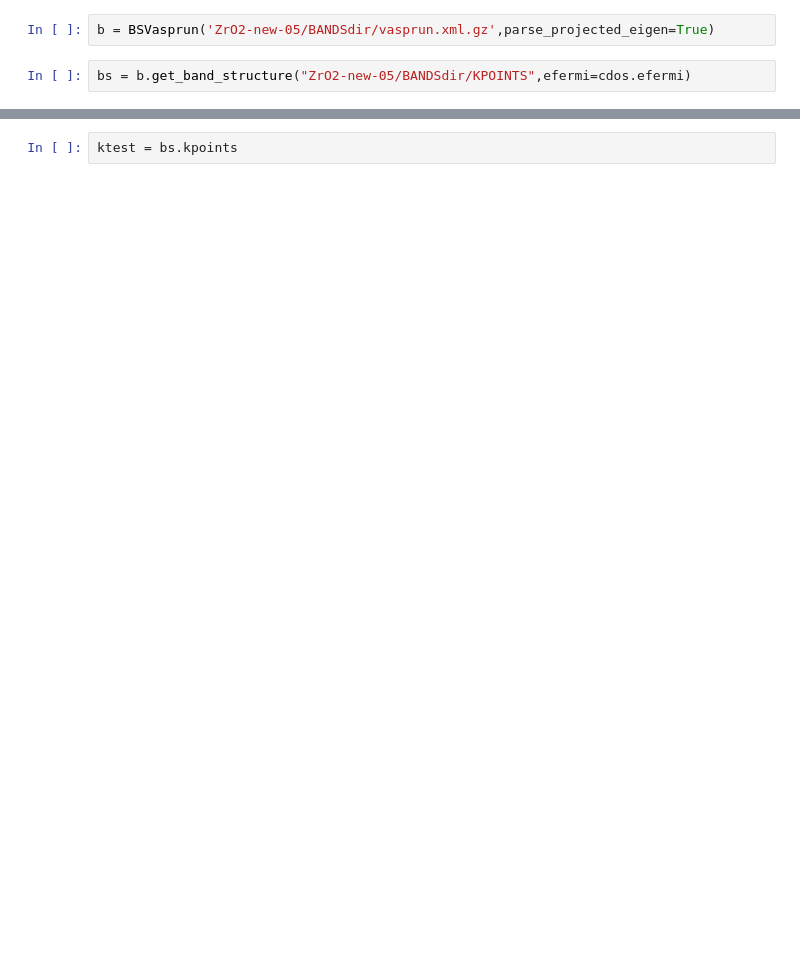
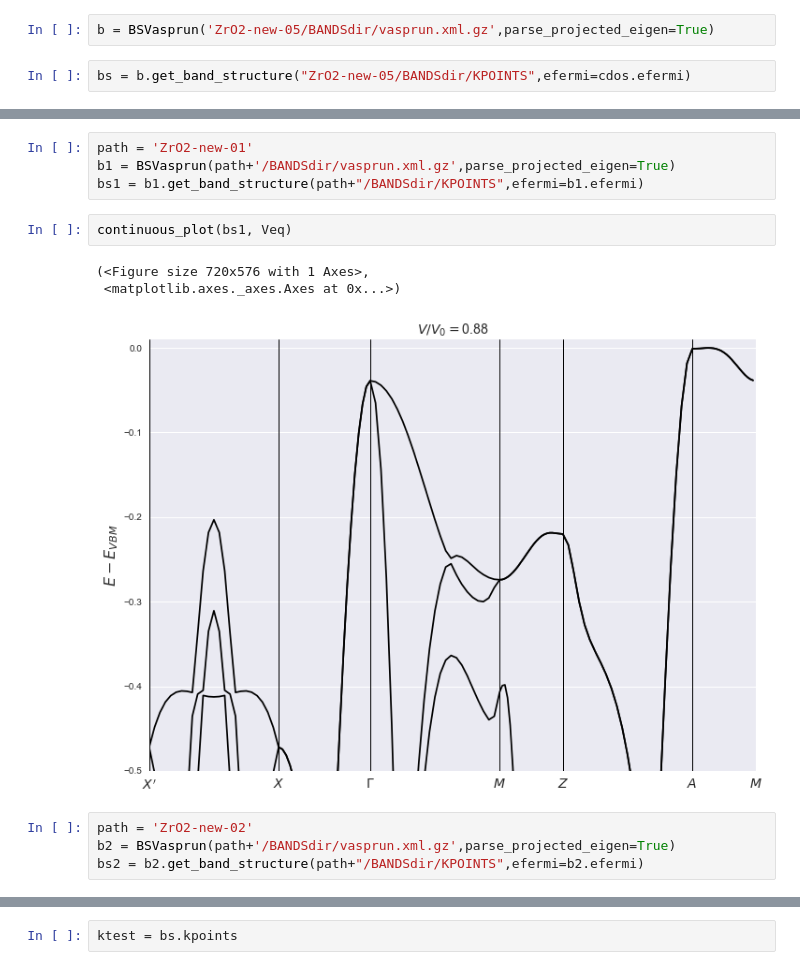
Before and after one commit to mdforti/ZrO2-Notebooks, a Jupyter notebook: ZrO2-Bands.ipynb, the cells around one changed output, grey strips where cells are left out. Saved outputs shown, nothing was run; the diff lists cells and outputs as text; blank space fills up the shorter version.

```diff
--- a/ZrO2-Bands.ipynb
+++ b/ZrO2-Bands.ipynb
@@ -95,0 +113,14 @@ for k, ks in enumerate(vls):
+# %%
+path = 'ZrO2-new-01'
+b1 = BSVasprun(path+'/BANDSdir/vasprun.xml.gz',parse_projected_eigen=True)
+bs1 = b1.get_band_structure(path+"/BANDSdir/KPOINTS",efermi=b1.efermi)
+# %%
+continuous_plot(bs1, Veq)
+# %% [output]
+(<Figure size 720x576 with 1 Axes>,
+ <matplotlib.axes._axes.Axes at 0x...>)
+[figure, added]
+# %%
+path = 'ZrO2-new-02'
+b2 = BSVasprun(path+'/BANDSdir/vasprun.xml.gz',parse_projected_eigen=True)
+bs2 = b2.get_band_structure(path+"/BANDSdir/KPOINTS",efermi=b2.efermi)
```
Also changed, not shown: parts of 71 cells of this notebook.
